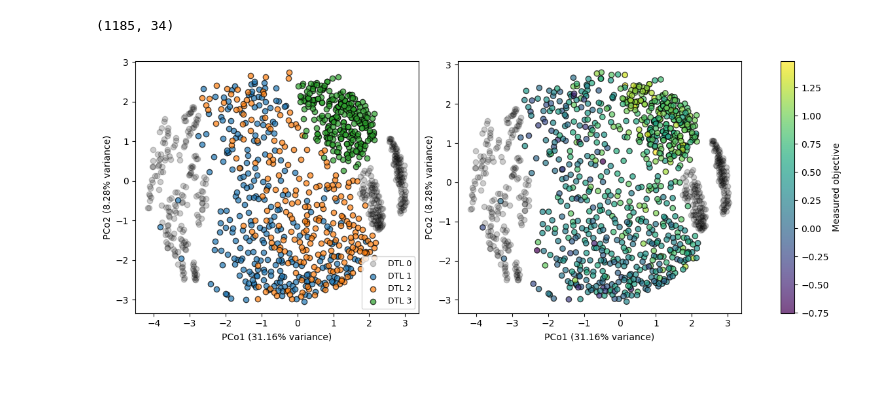
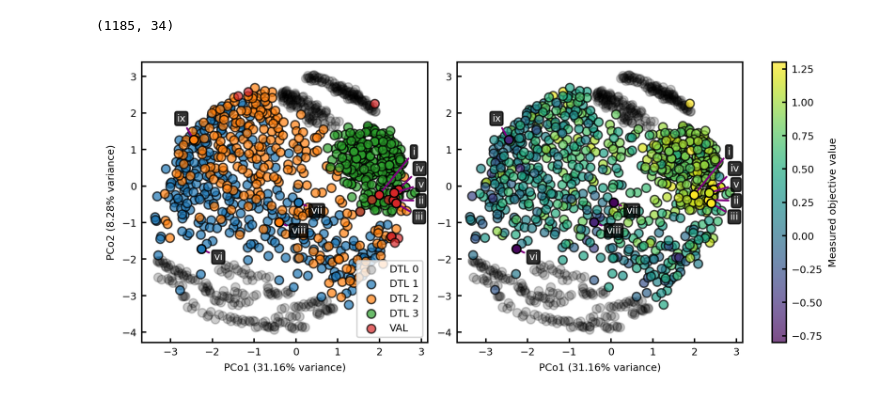
Before and after one commit to VenturelliLab/Connors-Thompson_et_al_2026, a Jupyter notebook: Plot Design Space.ipynb, the cells around one changed output. Saved outputs shown, nothing was run; the diff lists cells and outputs as text; code cells hidden in the pictures.

Commit message:
figure updates

```diff
--- a/Plot Design Space.ipynb
+++ b/Plot Design Space.ipynb
@@ -44,10 +79,6 @@ design_vars = [s + " meas" for s in species] + controls
 # %%
 # predictions and measurements for sampled conditions
 pred_df = pd.read_csv("space/sampled_space.csv")
-
-import re
-def remove_numbers(input_string):
-    return re.sub(r'\d', '', input_string)
 
 # experimental data
 E = []
@@ -56,7 +87,8 @@ y_meas = []
 y_pred = []
 for exp, df_exp in pred_df.groupby('Experiments'):
 
-    E.append(remove_numbers(exp))
+    # experimental condition
+    E.append(exp)
     X.append(df_exp[design_vars].values[0])
 
     # predicted objective
@@ -196,7 +236,7 @@ M.shape
 from sklearn.manifold import MDS
 
 # # init and fit
-mds = MDS(n_components=2, dissimilarity='euclidean')
+mds = MDS(n_components=2, dissimilarity='euclidean', normalized_stress='auto', random_state=8)
 Y = mds.fit_transform(M)
 
 # Compute the Gram matrix B = -0.5 * H * D^2 * H
@@ -218,9 +269,20 @@ explained_variance_ratio = eigenvalues / total_variance
+# %%
+# dictionary of labels
+labels = {'AC-BA-BH-BL-BU-CC-CH-DF-ER-RI-5Inulin-1Pectin':['i', .8, 1.1, 'C3'],
+          'AC-BA-BH-BL-BU-CH-DF-ER-RI-4Inulin-1Pectin-1Starch':['ii', .6, -.1, 'C3'],
+          'AC-BA-BH-BL-BU-CH-DF-FP-RI-4Inulin-1Pectin-1Xylan':['iii', .45, -.45, 'C3'],
+          'AC-BA-BH-BL-BU-CH-DF-ER-FP-RI-4Inulin-1Pectin-1Xylan':['iv', .4, .5, 'C3'],
+          'AC-BA-BL-BU-CC-CH-DF-ER-FP-RI-4Inulin-1Pectin-1Xylan':['v', .57, .15, 'C3'],
+          'AC-BL-PJ-AcGum':['vi', .3, -.3, 'C0'],
+          'BA-BL-CC-CH-DF-ER-FP-PC-Xylan':['vii', .3, -.3, 'C0'],
+          'BA-BH-BL-BU-CC-FP-PC-Starch':['viii', .3, -.3, 'C1'],
+          'BA-BU-CA-CC-CH-EL-PC-PJ-Starch':['ix', -.4, .5, 'C1']}
 # %%
 # plot showing traversal through design space
-fig = plt.figure(figsize=(13, 5))
+fig = plt.figure(figsize=(8, 3.5))
 
 # Define a 1-row, 3-column grid, with the last column reserved for the colorbar
-gs = GridSpec(1, 3, width_ratios=[1, 1, 0.05], wspace=0.2)
+gs = GridSpec(1, 3, width_ratios=[1, 1, 0.05], wspace=0.15)
 
 # dtl progression
 ax1 = fig.add_subplot(gs[0, 0])
@@ -238,35 +300,79 @@ inds_2 = np.in1d(E, E2)
 ax1.scatter(Y[inds_2, 0], Y[inds_2, 1], c='C1', edgecolor='k', alpha=.7, label='DTL 2')
 
 # scatter plot of DTL 3
 inds_3 = np.in1d(E, E3)
 ax1.scatter(Y[inds_3, 0], Y[inds_3, 1], c='C2', edgecolor='k', alpha=.7, label='DTL 3')
 
+# scatter plot of DTL 3
+inds_4 = np.in1d(E, E4)
+ax1.scatter(Y[inds_4, 0], Y[inds_4, 1], c='C3', edgecolor='k', alpha=.7, label='VAL')
+
+# annotate with selected points
+for key, value in labels.items():
+
+    # index of experiment
+    inds_exp = np.in1d(E, key)
+
+    # annotate label
+    '''ax1.text(Y[inds_exp, 0], Y[inds_exp, 1], value,
+             fontsize=7, color='w',
+             bbox=dict(facecolor='black', alpha=0.7, boxstyle='round,pad=0.2'))'''
+
+    # Annotate a specific point
+    ax1.annotate(value[0],
+                 xy=(Y[inds_exp, 0], Y[inds_exp, 1]),
+                 xytext=(Y[inds_exp, 0]+value[1], Y[inds_exp, 1]+value[2]),
+                 arrowprops=dict(arrowstyle='-', color='purple', lw=1.3),
+                 fontsize=7, zorder=1, color='w',
+                 bbox=dict(facecolor='black', alpha=0.8, boxstyle='round,pad=0.2'))
+
+    # prominent scatter points
+    ax1.scatter(Y[inds_exp, 0], Y[inds_exp, 1], c=value[3], edgecolor='k', alpha=1, zorder=1)
+
 # Add explained variance information to axis labels
-ax1.legend(fontsize=9)
+ax1.legend() # (ncol=2, loc='upper left')
 ax1.set_xlabel(f'PCo1 ({explained_variance_ratio[0]:.2%} variance)')
 ax1.set_ylabel(f'PCo2 ({explained_variance_ratio[1]:.2%} variance)')
 
 # objective
 ax2 = fig.add_subplot(gs[0, 1])
 
 # scatter plot of nans
 inds_nan = np.isnan(y_meas)
 ax2.scatter(Y[inds_nan, 0], Y[inds_nan, 1], c='k', edgecolor='k', alpha=.2)
 
 # scatter plot of embedding
-sc = ax2.scatter(Y[:, 0], Y[:, 1], c=y_meas, cmap='viridis', edgecolor='k', alpha=.7)
+sc = ax2.scatter(Y[:, 0], Y[:, 1], c=y_meas, vmin=-.8, vmax=1.3, cmap='viridis', edgecolor='k', alpha=.7)
 
 # Add explained variance information to axis labels
 ax2.set_xlabel(f'PCo1 ({explained_variance_ratio[0]:.2%} variance)')
-ax2.set_ylabel(f'PCo2 ({explained_variance_ratio[1]:.2%} variance)')
+# ax2.set_ylabel(f'PCo2 ({explained_variance_ratio[1]:.2%} variance)')
+
+# annotate with selected points
+for key, value in labels.items():
+
+    # index of experiment
+    inds_exp = np.in1d(E, key)
+
+    # Annotate a specific point
+    ax2.annotate(value[0],
+                 xy=(Y[inds_exp, 0], Y[inds_exp, 1]),
+                 xytext=(Y[inds_exp, 0]+value[1], Y[inds_exp, 1]+value[2]),
+                 arrowprops=dict(arrowstyle='-', color='purple', lw=1.3),
+                 fontsize=7, zorder=1, color='w',
+                 bbox=dict(facecolor='black', alpha=0.8, boxstyle='round,pad=0.2'))
+
+    # prominent scatter points
+    ax2.scatter(Y[inds_exp, 0], Y[inds_exp, 1], c=y_meas[inds_exp], vmin=-.8, vmax=1.3,
+                edgecolor='k', alpha=1, zorder=1)
 
 # Add the colorbar without affecting plot sizes
 cbar = fig.colorbar(sc, cax=fig.add_subplot(gs[0, 2]))
-cbar.set_label('Measured objective')
+cbar.set_label('Measured objective value')
 # plt.savefig('figures/landscapes/mds_presence_absence.png', dpi=300)
 # plt.savefig('figures/landscapes/mds_phylogeny_sparse.png', dpi=300)
 plt.savefig('figures/landscapes/mds_phylogeny_dtl_objective.svg', dpi=300)
 # plt.savefig('figures/landscapes/mds_presence_dtl_objective.png', dpi=300)
 plt.show()
 # %% [output]
-[figure, old version]
+[figure, new version]
```
Also changed, not shown: parts of 21 cells of this notebook, 8 other files.
